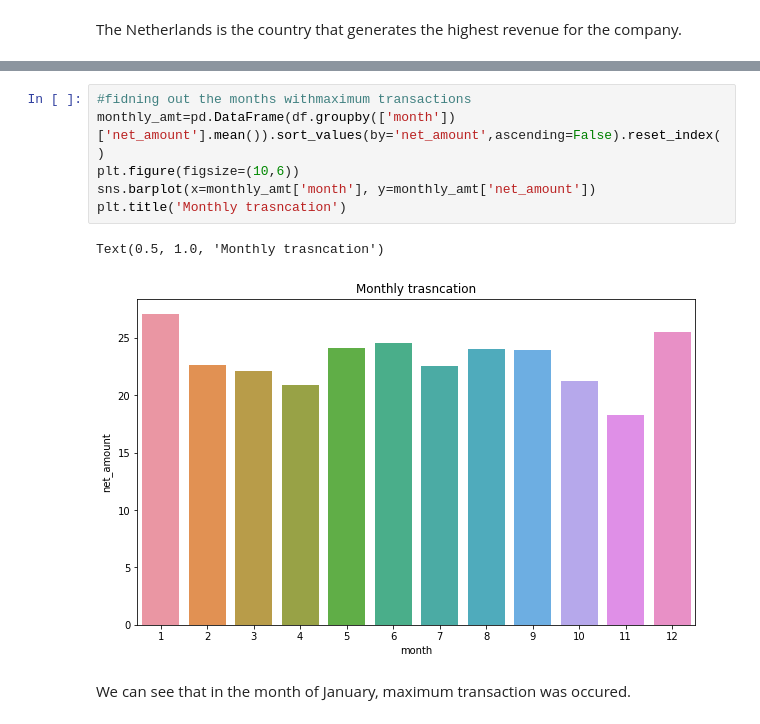
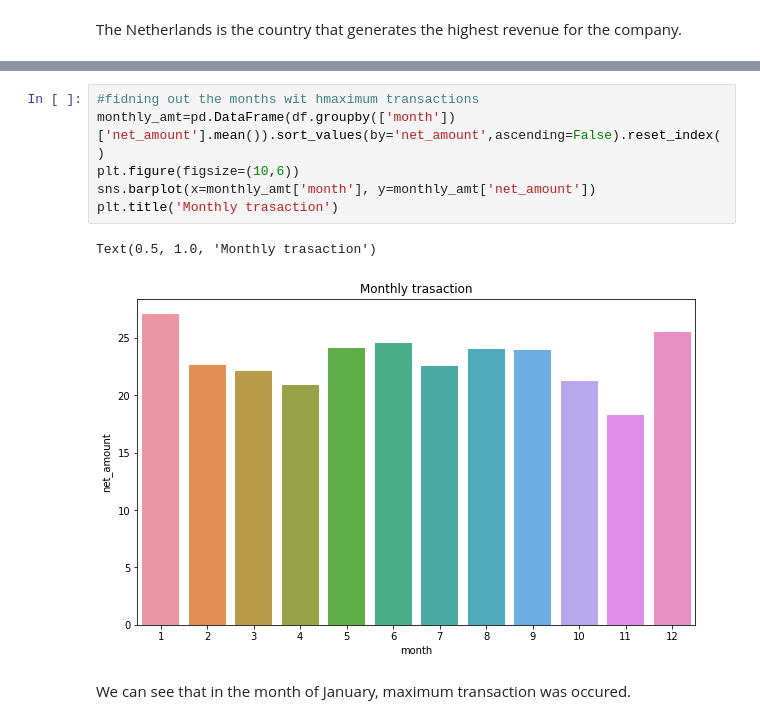
Before and after one commit to shreesha2304/Online-Retail-Customer-Segmentation, a Jupyter notebook: Online_Retail_Customer_Segmentation_Capstone_Project.ipynb, the cells around one changed output, grey strips where cells are left out. Drawn from its saved outputs; the diff is of its cells as text.

```diff
--- a/Online_Retail_Customer_Segmentation_Capstone_Project.ipynb
+++ b/Online_Retail_Customer_Segmentation_Capstone_Project.ipynb
@@ -351,12 +343,12 @@ df
 # %%
-#fidning out the months withmaximum transactions
+#fidning out the months wit hmaximum transactions
 monthly_amt=pd.DataFrame(df.groupby(['month'])['net_amount'].mean()).sort_values(by='net_amount',ascending=False).reset_index()
 plt.figure(figsize=(10,6))
 sns.barplot(x=monthly_amt['month'], y=monthly_amt['net_amount'])
-plt.title('Monthly trasncation')
+plt.title('Monthly trasaction')
 # %% [output]
-Text(0.5, 1.0, 'Monthly trasncation')
+Text(0.5, 1.0, 'Monthly trasaction')
-[figure, old version]
+[figure, new version]
 # %% [markdown]
 We can see that in the month of January, maximum transaction was occured.
 # %%
```
Also changed, not shown: parts of 8 cells of this notebook.
